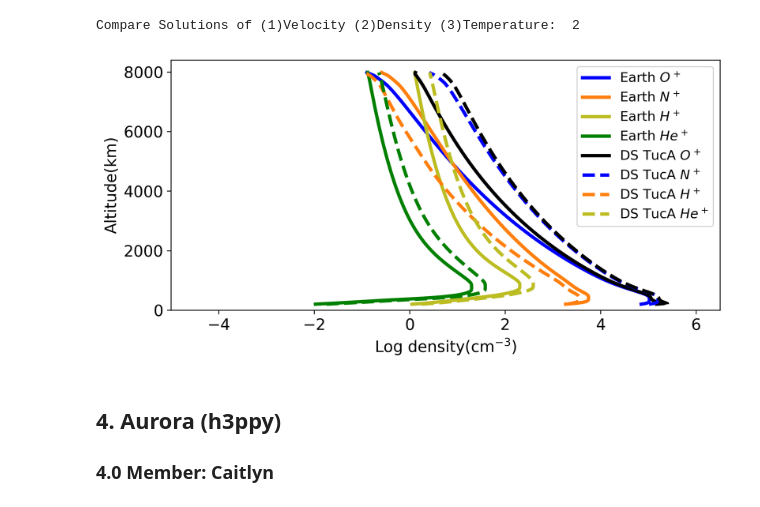
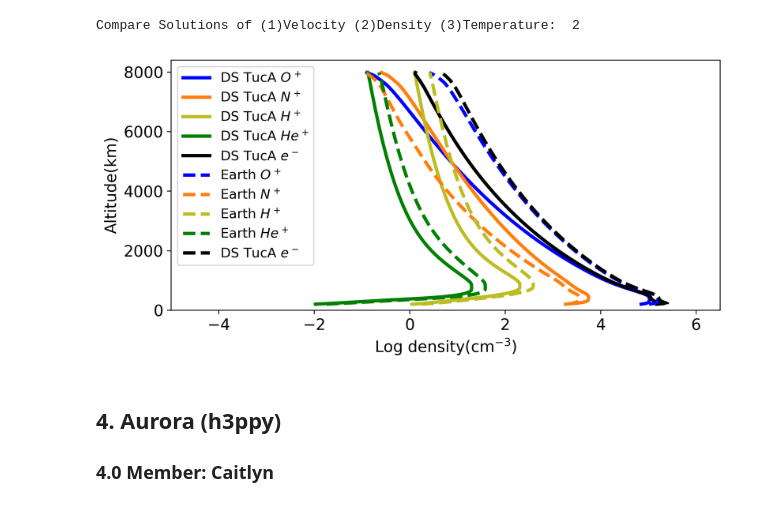
Before and after one commit to jack-eddy-symposium/exoplanetary-impact, a Jupyter notebook: exo_2023/exo_2023_notebook.ipynb, the cells around one changed output. Drawn from its saved outputs; the diff is of its cells as text; code cells hidden in the pictures.

Commit message:
fix the wrong legend.

```diff
--- a/exo_2023/exo_2023_notebook.ipynb
+++ b/exo_2023/exo_2023_notebook.ipynb
@@ -240,37 +240,36 @@ plot(Earth_ElectronSolution[begin_index:end_index],AltIndex[begin_index:end_inde
 
 if(TypeSolution==2):
     # axis, label, title and figure name
     xlabel(r'Log density(cm$^{-3}$)',fontsize=14)
     ylabel("Altitude(km)",fontsize=14)
     # title("Time = "+str(part*(skip_every+1)+skip) +" min")
     # fname =name+"density_"+str(part)+'.png'
     axis([-5,6.5,0,8400])
 elif(TypeSolution==3):
     # axis, label, title and figure name
     xlabel("Temperature(K)")
     ylabel("Altitude(km)")
     # fname = name+"temp_"+str(part)+'.eps'
     axis([0,4000,0,8400])
 else:
     # axis, label, title and figure name
     xlabel("velocity(km/s)",fontsize=14)
     ylabel("Altitude(km)")
     # fname = name+"velocity_"+str(part)+'.eps'
     axis([-5,20,0,8400])
     # axis([-2,0.5,0,1200])
 
-legend((r'Earth $O^+$',r'Earth $N^+$',r'Earth $H^+$',r'Earth $He^+$',
-                   r'DS TucA $O^+$',r'DS TucA $N^+$',
-                   r'DS TucA $H^+$',r'DS TucA $He^+$'),loc='best',prop={'size': 12})
+legend((r'DS TucA $O^+$',r'DS TucA $N^+$',r'DS TucA $H^+$',r'DS TucA $He^+$',r'DS TucA $e^-$',
+        r'Earth $O^+$',r'Earth $N^+$',r'Earth $H^+$',r'Earth $He^+$',r'DS TucA $e^-$'),loc='best',prop={'size': 12})
 
 
 tick_params(axis='y',labelsize=14)
 tick_params(axis='x',labelsize=14)
 tight_layout()
 
 # savefig(fname,format='png')
 # %% [output]
-[figure, old version]
+[figure, new version]
 # %% [markdown]
 ## 4. Aurora (h3ppy)
 ### 4.0 Member: Caitlyn
```
